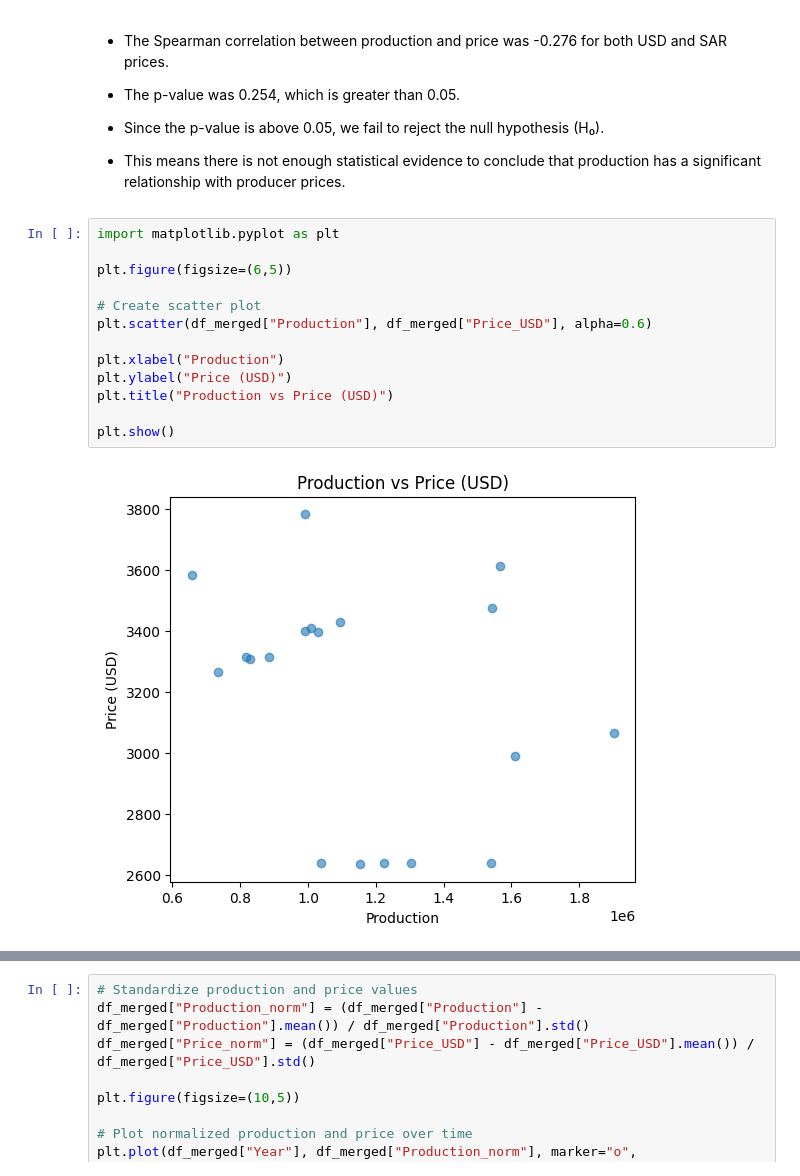
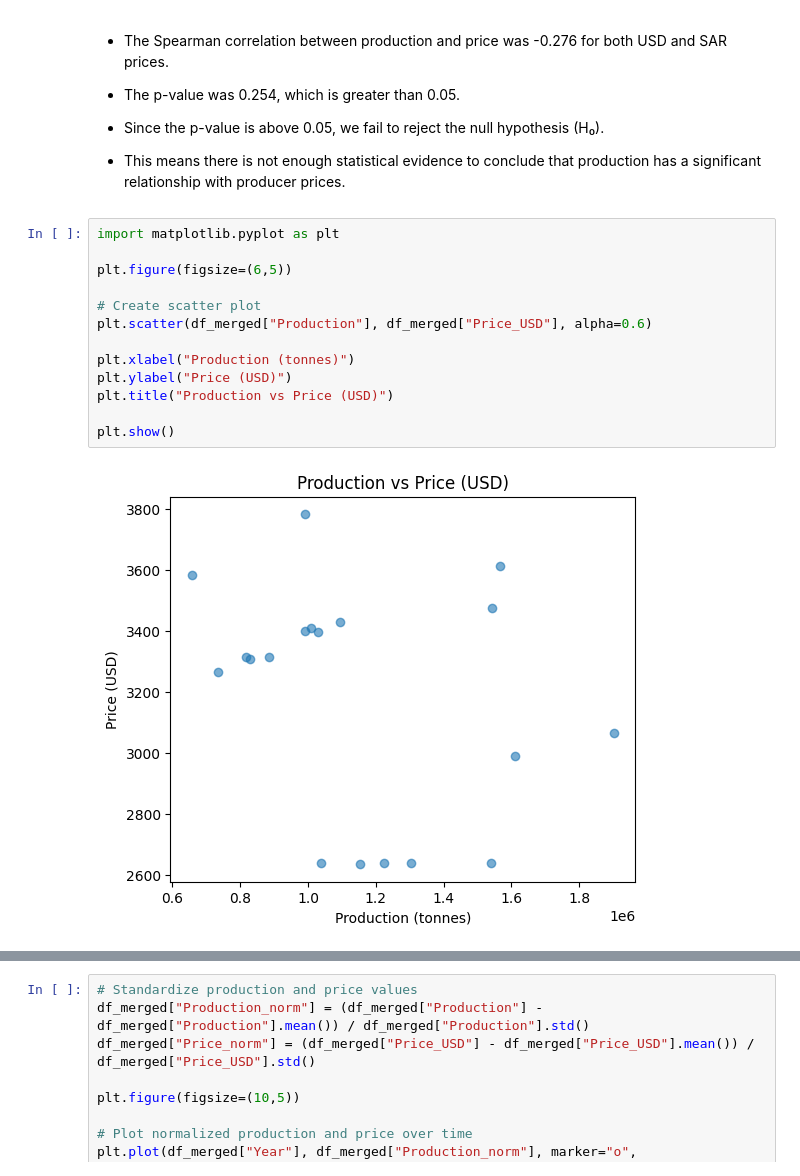
Before and after one commit to cankurt-netizen/DSA210-PROJECT, a Jupyter notebook: H_testing/H4.ipynb, the cells around one changed output, grey strips where cells are left out. Cells and saved outputs as stored; diff of their text form.

```diff
--- a/H_testing/H4.ipynb
+++ b/H_testing/H4.ipynb
@@ -155,18 +155,18 @@ SAR Correlation: -0.27555948242923645 p-value: 0.25350690764450096
 # %%
 import matplotlib.pyplot as plt
 
 plt.figure(figsize=(6,5))
 
 # Create scatter plot
 plt.scatter(df_merged["Production"], df_merged["Price_USD"], alpha=0.6)
 
-plt.xlabel("Production")
+plt.xlabel("Production (tonnes)")
 plt.ylabel("Price (USD)")
 plt.title("Production vs Price (USD)")
 
 plt.show()
 # %% [output]
-[figure, old version]
+[figure, new version]
 # %%
 import seaborn as sns
 
```
Also changed, not shown: parts of 3 cells of this notebook.
